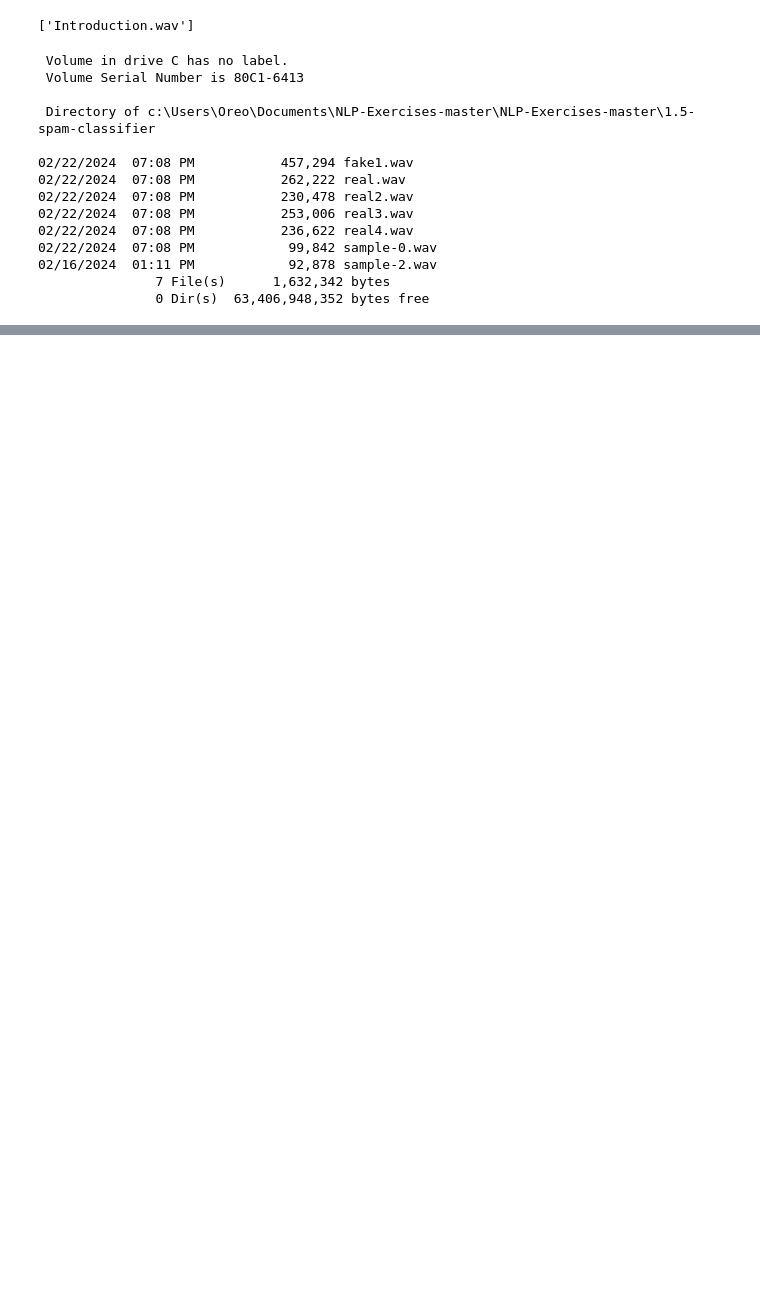
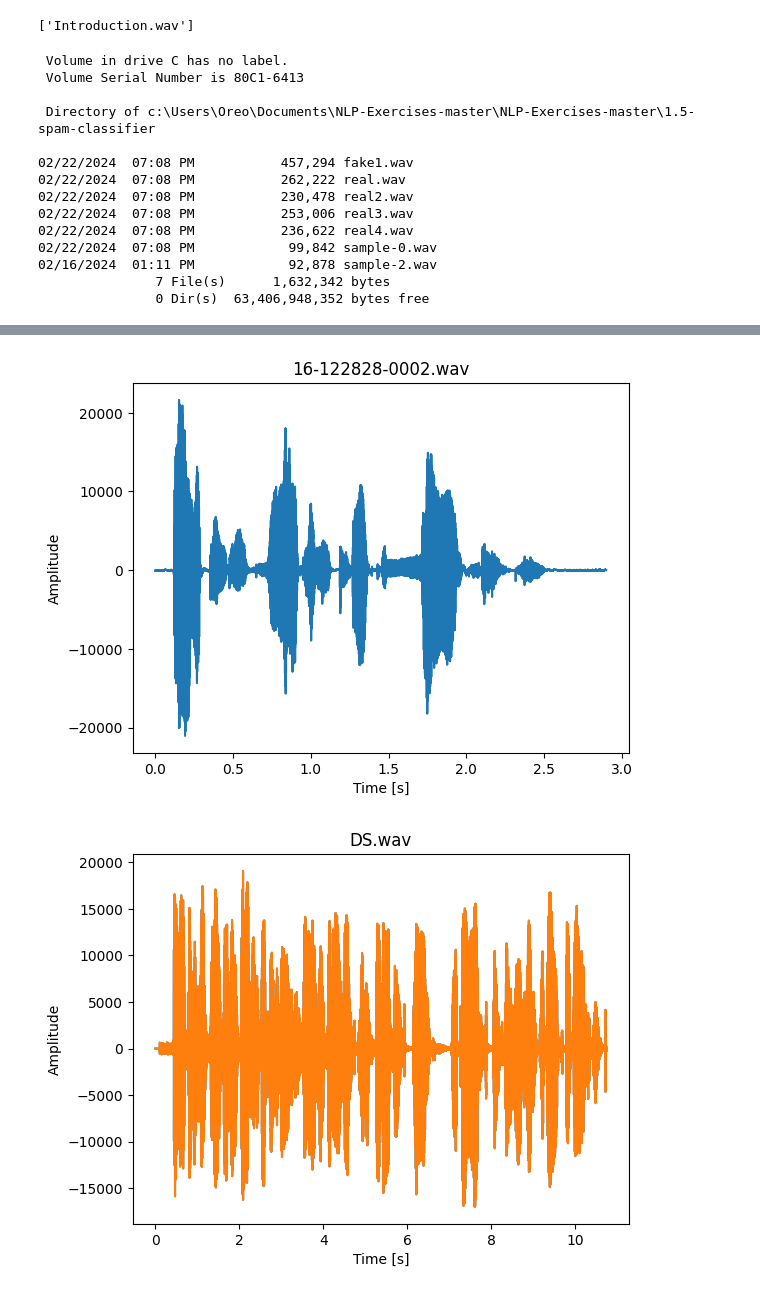
Before and after one commit to Oz174/NLP_Module, a Jupyter notebook: NBSpam_Alone.ipynb, the cells around one changed output, grey strips where cells are left out. Cells and saved outputs as stored; diff of their text form; code cells hidden in the pictures; blank space fills up the shorter version.

```diff
--- a/NBSpam_Alone.ipynb
+++ b/NBSpam_Alone.ipynb
@@ -149,0 +170,23 @@ print(wav_files)
+# %%
+# put the above cell in one function
+def plot_wav(filename):
+    # read the file
+    samplerate, data = wavfile.read(filename)
+    # get the duration
+    duration = len(data)/samplerate
+    # create a time variable
+    time = np.arange(0,duration,1/samplerate)
+    # plot amplitude (or loudness) over time
+    plt.plot(time,data)
+    plt.xlabel('Time [s]')
+    plt.ylabel('Amplitude')
+    # put a label with the file name
+    plt.title(filename)
+    plt.show()
+# %%
+wav_files = [f for f in os.listdir('.') if f.endswith('.wav')]
+for wav_file in wav_files[:5]:
+    plot_wav(wav_file)
+# %% [output]
+[figure, added]
+[figure, added]
```
Also changed, not shown: parts of 3 cells of this notebook.
